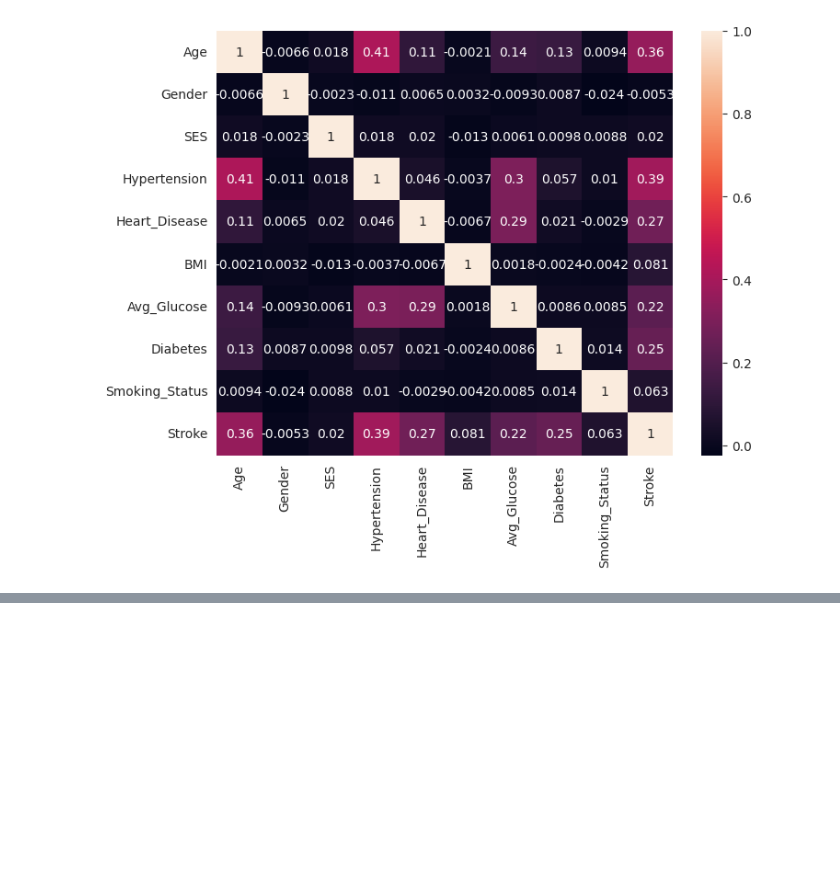
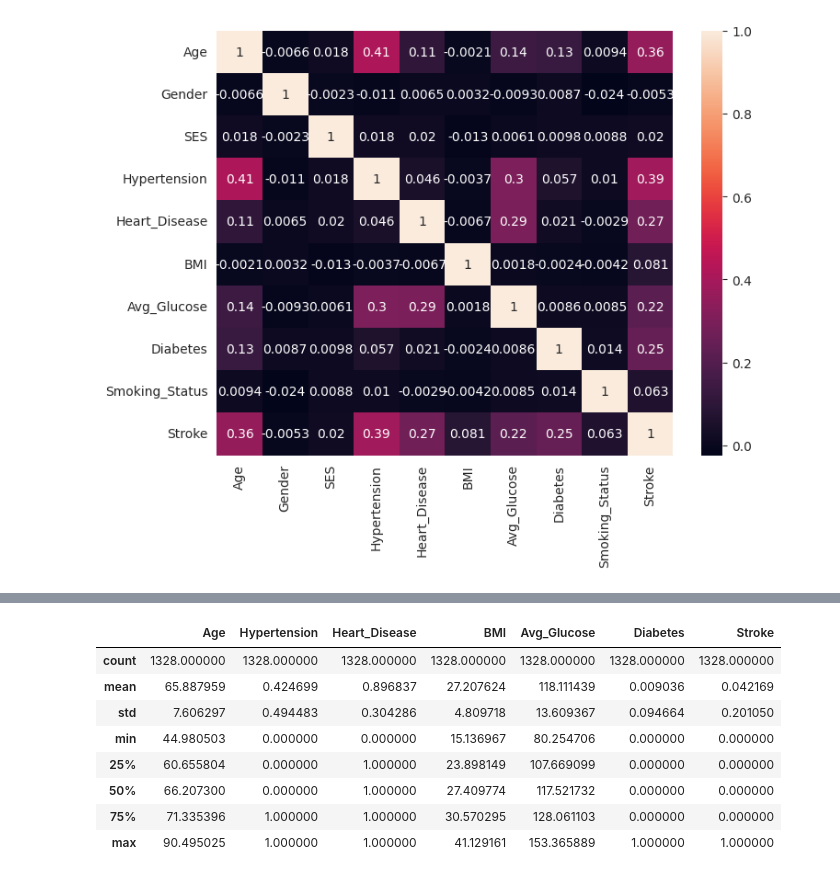
Before and after one commit to borisov-artem1/NeuroSystem, a Jupyter notebook: src/data_anal.ipynb, the cells around one changed output, grey strips where cells are left out. Saved outputs shown, nothing was run; the diff lists cells and outputs as text; code cells hidden in the pictures; blank space fills up the shorter version.

```diff
--- a/src/data_anal.ipynb
+++ b/src/data_anal.ipynb
@@ -164,0 +207,16 @@ plt.show()
+# %%
+dfCopy['cluster_kmeans'] = clusters
+dfCopy['cluster_kmeans'] = dfCopy['cluster_kmeans'].astype('category')
+# %%
+dfCopyFilter = dfCopy[dfCopy.cluster_kmeans == 0]
+dfCopyFilter.describe()
+# %% [output]
+|  | Age | Hypertension | Heart_Disease | BMI | Avg_Glucose | Diabetes | Stroke |
+| count | 1328.000000 | 1328.000000 | 1328.000000 | 1328.000000 | 1328.000000 | 1328.000000 | 1328.000000 |
+| mean | 65.887959 | 0.424699 | 0.896837 | 27.207624 | 118.111439 | 0.009036 | 0.042169 |
+| std | 7.606297 | 0.494483 | 0.304286 | 4.809718 | 13.609367 | 0.094664 | 0.201050 |
+| min | 44.980503 | 0.000000 | 0.000000 | 15.136967 | 80.254706 | 0.000000 | 0.000000 |
+| 25% | 60.655804 | 0.000000 | 1.000000 | 23.898149 | 107.669099 | 0.000000 | 0.000000 |
+| 50% | 66.207300 | 0.000000 | 1.000000 | 27.409774 | 117.521732 | 0.000000 | 0.000000 |
+| 75% | 71.335396 | 1.000000 | 1.000000 | 30.570295 | 128.061103 | 0.000000 | 0.000000 |
+| max | 90.495025 | 1.000000 | 1.000000 | 41.129161 | 153.365889 | 1.000000 | 1.000000 |
```
Also changed, not shown: parts of 3 cells of this notebook.
